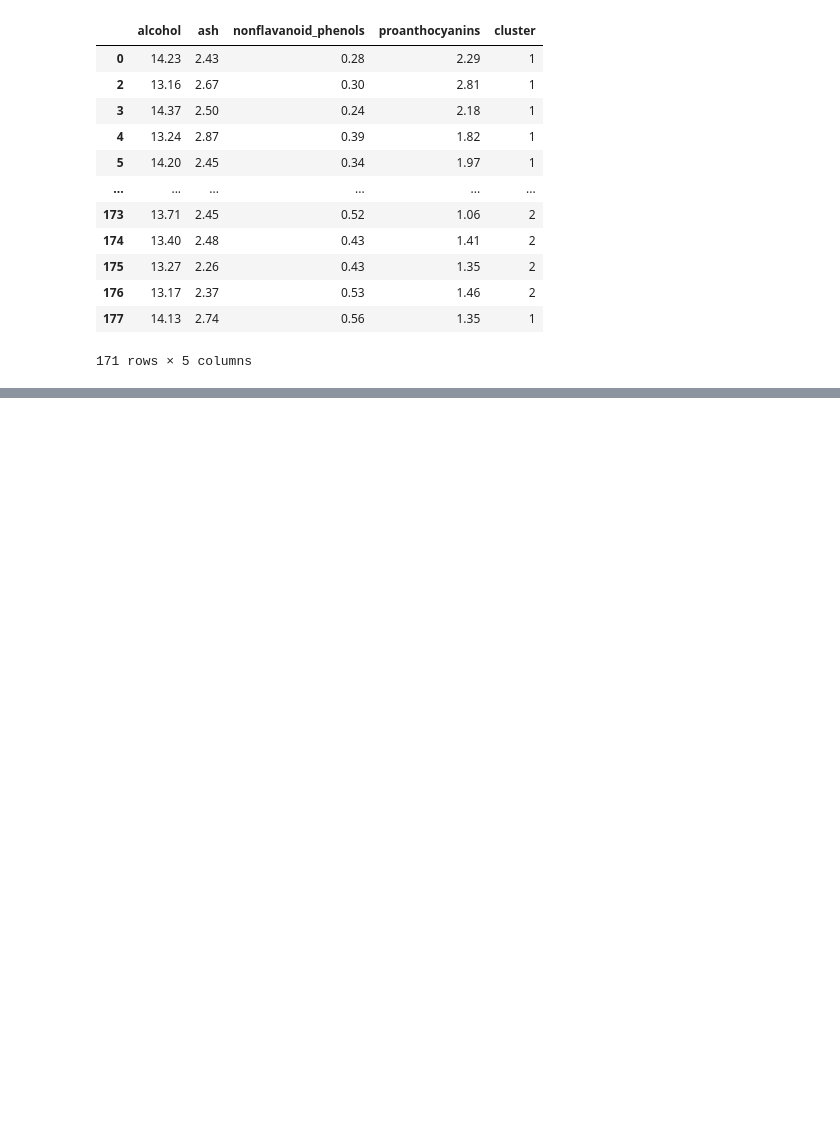
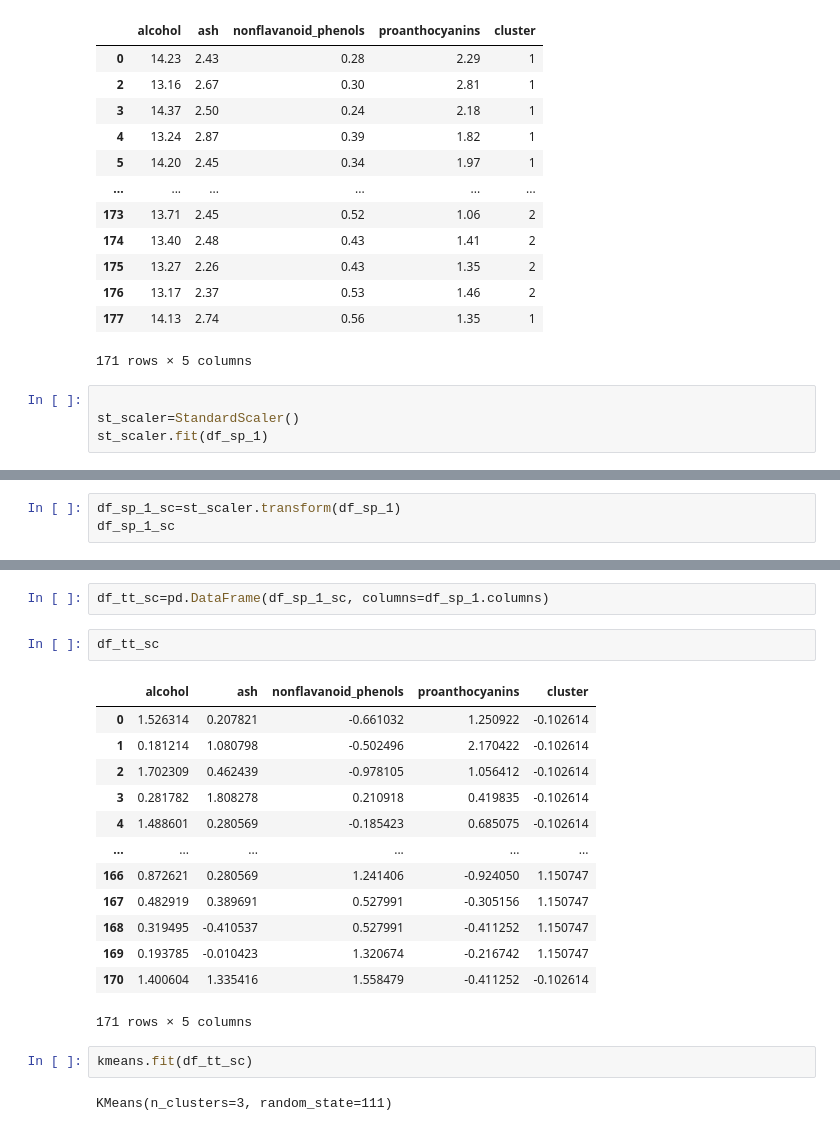
Before and after one commit to EunbeenDev/BDA_MachineLearning, a Jupyter notebook: 노은빈78_0402_복습.ipynb, the cells around one changed output, grey strips where cells are left out. Drawn from its saved outputs; the diff is of its cells as text; blank space fills up the shorter version.

```diff
--- a/노은빈78_0402_복습.ipynb
+++ b/노은빈78_0402_복습.ipynb
@@ -397,3 +394,7 @@ df_sp_1
 | 176 | 13.17 | 2.37 | 0.53 | 1.46 | 2 |
 | 177 | 14.13 | 2.74 | 0.56 | 1.35 | 1 |
 171 rows × 5 columns
+# %%
+
+st_scaler=StandardScaler()
+st_scaler.fit(df_sp_1)
@@ -399,0 +403,3 @@ df_sp_1
+# %%
+df_sp_1_sc=st_scaler.transform(df_sp_1)
+df_sp_1_sc
@@ -399,0 +424,22 @@ df_sp_1
+# %%
+df_tt_sc=pd.DataFrame(df_sp_1_sc, columns=df_sp_1.columns)
+# %%
+df_tt_sc
+# %% [output]
+|  | alcohol | ash | nonflavanoid_phenols | proanthocyanins | cluster |
+| 0 | 1.526314 | 0.207821 | -0.661032 | 1.250922 | -0.102614 |
+| 1 | 0.181214 | 1.080798 | -0.502496 | 2.170422 | -0.102614 |
+| 2 | 1.702309 | 0.462439 | -0.978105 | 1.056412 | -0.102614 |
+| 3 | 0.281782 | 1.808278 | 0.210918 | 0.419835 | -0.102614 |
+| 4 | 1.488601 | 0.280569 | -0.185423 | 0.685075 | -0.102614 |
+| ... | ... | ... | ... | ... | ... |
+| 166 | 0.872621 | 0.280569 | 1.241406 | -0.924050 | 1.150747 |
+| 167 | 0.482919 | 0.389691 | 0.527991 | -0.305156 | 1.150747 |
+| 168 | 0.319495 | -0.410537 | 0.527991 | -0.411252 | 1.150747 |
+| 169 | 0.193785 | -0.010423 | 1.320674 | -0.216742 | 1.150747 |
+| 170 | 1.400604 | 1.335416 | 1.558479 | -0.411252 | -0.102614 |
+171 rows × 5 columns
+# %%
+kmeans.fit(df_tt_sc)
+# %% [output]
+KMeans(n_clusters=3, random_state=111)
```
Also changed, not shown: parts of 10 cells of this notebook.
